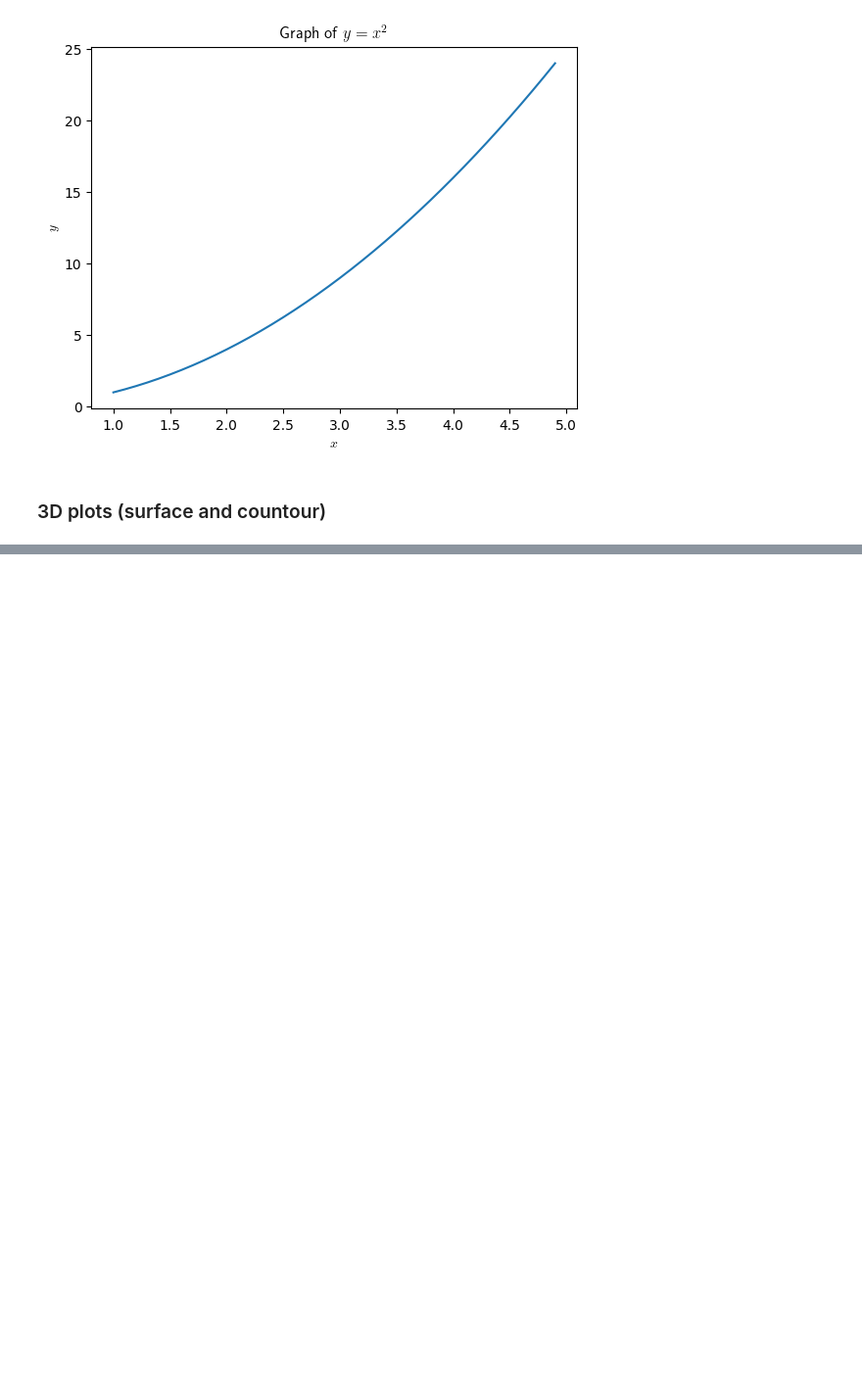
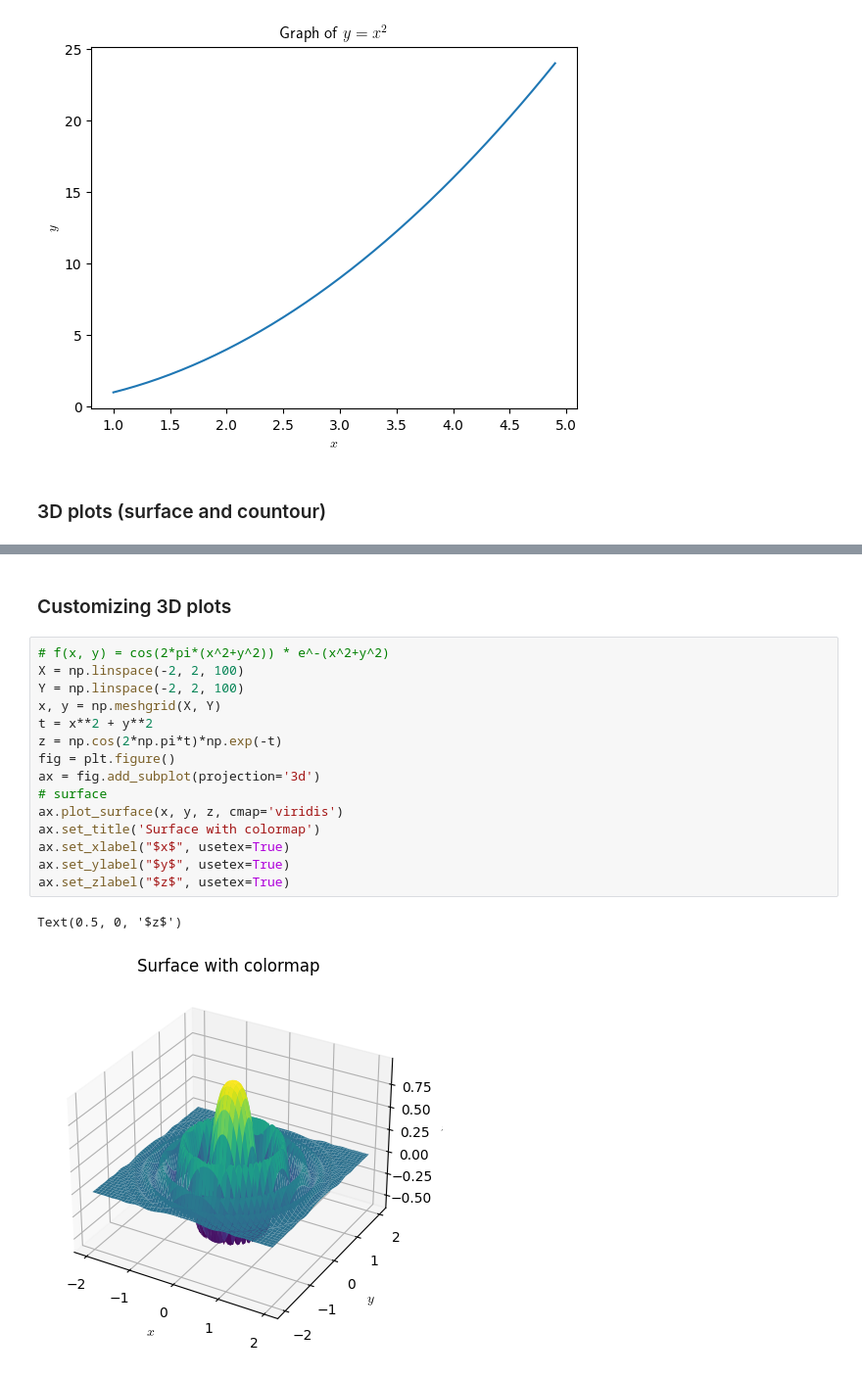
Before and after one commit to claudym/applying_math_hon, a Jupyter notebook: 02_matplotlib.ipynb, the cells around one changed output, grey strips where cells are left out. Shown at 98% size. Drawn from its saved outputs; the diff is of its cells as text; blank space fills up the shorter version.

```diff
--- a/02_matplotlib.ipynb
+++ b/02_matplotlib.ipynb
@@ -134,0 +178,20 @@ Text(0.5, 0.92, 'Graph of the function $f(x) = 1/(x^2 + y^2)$')
+# %% [markdown]
+### Customizing 3D plots
+# %%
+# f(x, y) = cos(2*pi*(x^2+y^2)) * e^-(x^2+y^2)
+X = np.linspace(-2, 2, 100)
+Y = np.linspace(-2, 2, 100)
+x, y = np.meshgrid(X, Y)
+t = x**2 + y**2
+z = np.cos(2*np.pi*t)*np.exp(-t)
+fig = plt.figure()
+ax = fig.add_subplot(projection='3d')
+# surface
+ax.plot_surface(x, y, z, cmap='viridis')
+ax.set_title('Surface with colormap')
+ax.set_xlabel("$x$", usetex=True)
+ax.set_ylabel("$y$", usetex=True)
+ax.set_zlabel("$z$", usetex=True)
+# %% [output]
+Text(0.5, 0, '$z$')
+[figure, added]
```
Also changed, not shown: parts of 9 cells of this notebook.
